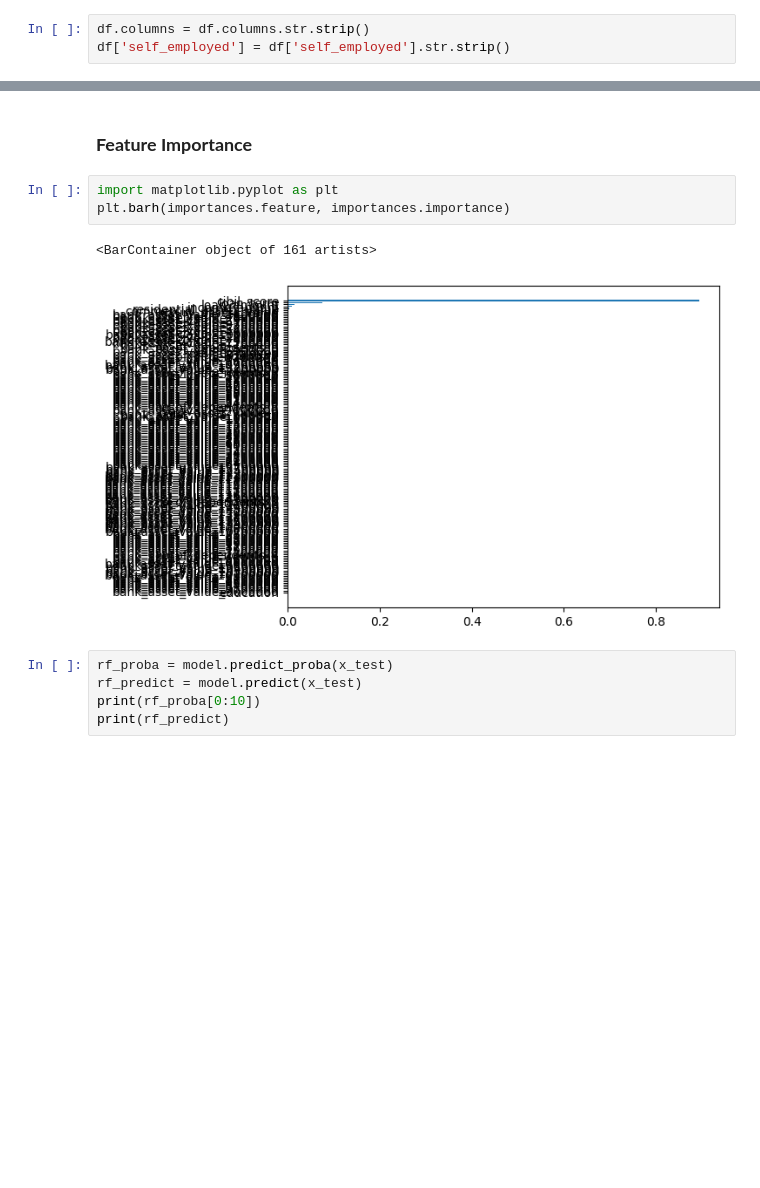
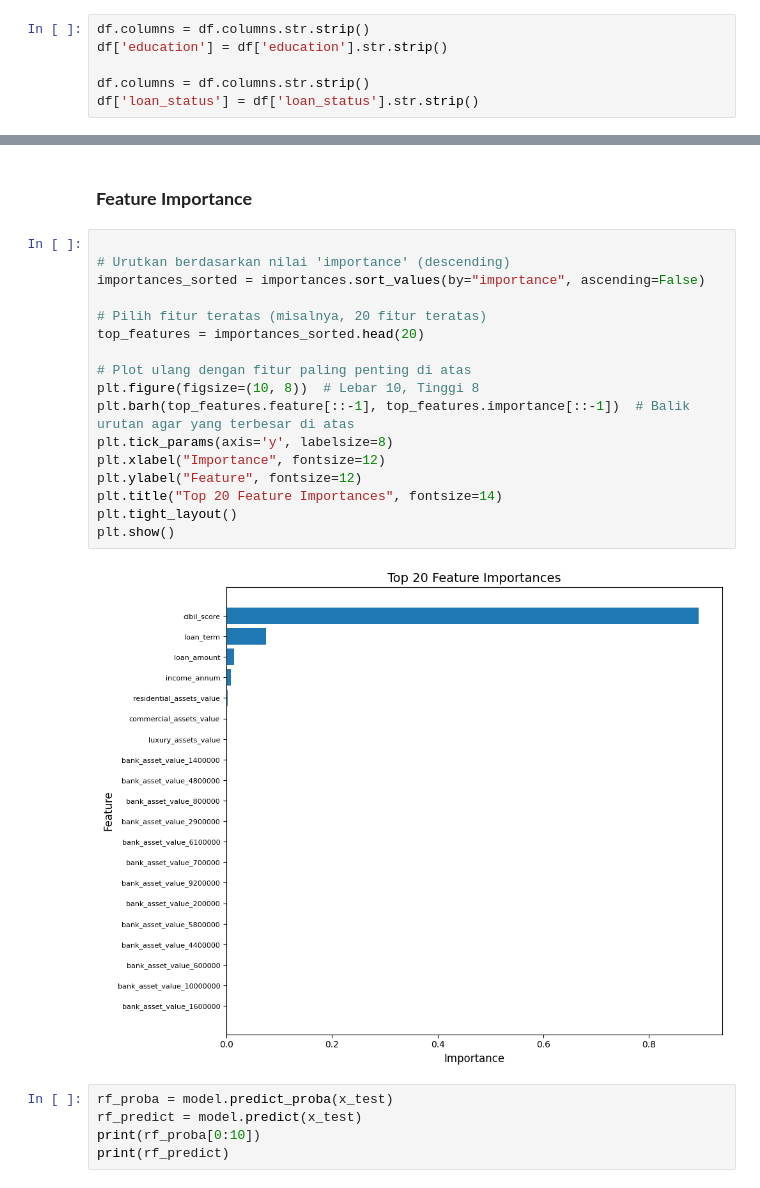
Before and after one commit to Luseat/KlasifikasiRnadomForest, a Jupyter notebook: Loan_Approval_Prediction.ipynb, the cells around one changed output, grey strips where cells are left out. Saved outputs shown, nothing was run; the diff lists cells and outputs as text; blank space fills up the shorter version.

```diff
--- a/Loan_Approval_Prediction.ipynb
+++ b/Loan_Approval_Prediction.ipynb
@@ -185,7 +185,10 @@ df.head()
 | 4 | 5 | 5 | Not Graduate | Yes | 9800000 | 24200000 | 20 | ... |
 # %%
 df.columns = df.columns.str.strip()
-df['self_employed'] = df['self_employed'].str.strip()
+df['education'] = df['education'].str.strip()
+
+df.columns = df.columns.str.strip()
+df['loan_status'] = df['loan_status'].str.strip()
 # %%
 print(df['self_employed'].unique())
 # %% [output]
@@ -300,12 +303,25 @@ importances.columns = ['importance','feature']
 importances.sort_values(by = 'importance', ascending= True,inplace=True)
 # %% [markdown]
 ### **Feature Importance**
-# %%
-import matplotlib.pyplot as plt
-plt.barh(importances.feature, importances.importance)
-# %% [output]
-<BarContainer object of 161 artists>
-[figure, removed]
+# %%
+
+# Urutkan berdasarkan nilai 'importance' (descending)
+importances_sorted = importances.sort_values(by="importance", ascending=False)
+
+# Pilih fitur teratas (misalnya, 20 fitur teratas)
+top_features = importances_sorted.head(20)
+
+# Plot ulang dengan fitur paling penting di atas
+plt.figure(figsize=(10, 8))  # Lebar 10, Tinggi 8
+plt.barh(top_features.feature[::-1], top_features.importance[::-1])  # Balik urutan agar yang terbesar di atas
+plt.tick_params(axis='y', labelsize=8)
+plt.xlabel("Importance", fontsize=12)
+plt.ylabel("Feature", fontsize=12)
+plt.title("Top 20 Feature Importances", fontsize=14)
+plt.tight_layout()
+plt.show()
+# %% [output]
+[figure, added]
 # %%
 rf_proba = model.predict_proba(x_test)
 rf_predict = model.predict(x_test)
```
Also changed, not shown: parts of 4 cells of this notebook.
